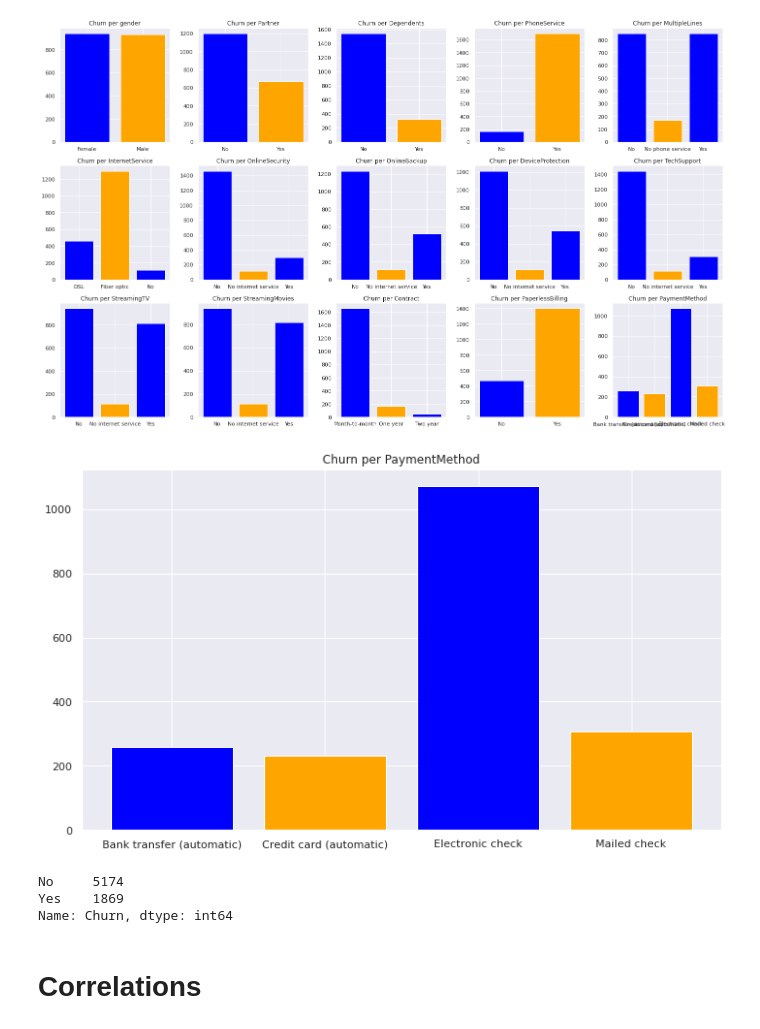
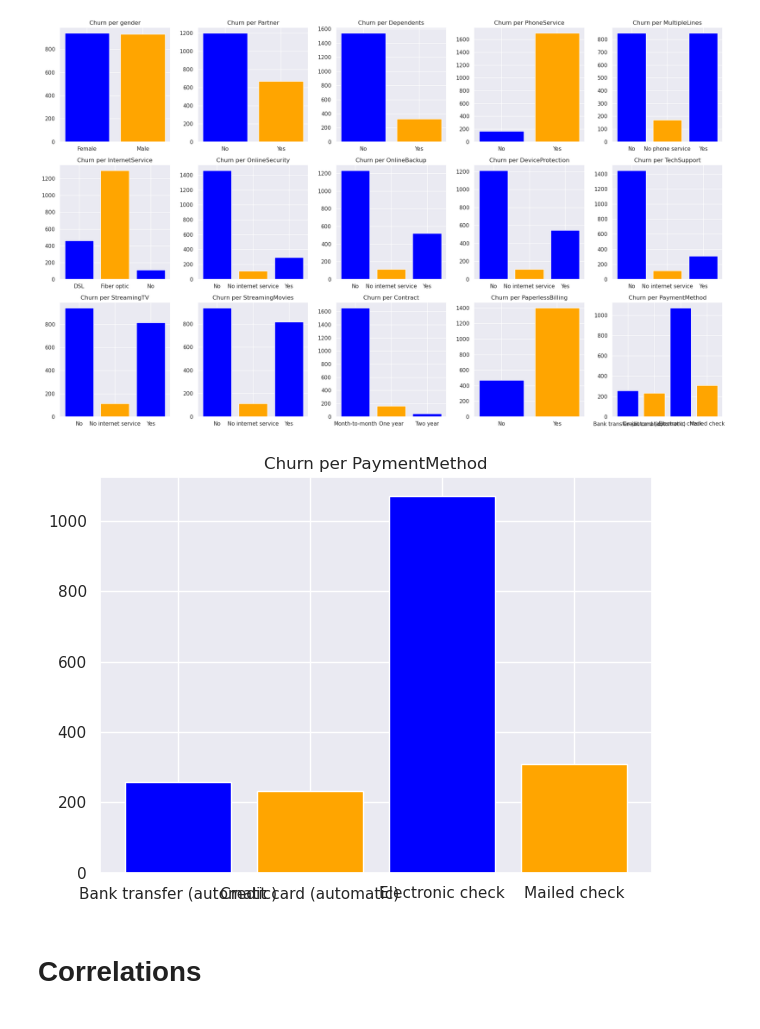
Before and after one commit to luanpbrasil/alura-voz-churn-prediction, a Jupyter notebook: notebooks/variables_analysis-week_2.ipynb, the cells around one changed output. Saved outputs shown, nothing was run; the diff lists cells and outputs as text; code cells hidden in the pictures.

```diff
--- a/notebooks/variables_analysis-week_2.ipynb
+++ b/notebooks/variables_analysis-week_2.ipynb
@@ -10,7 +15,7 @@ import plotly.express as px
 sns.set()
 # %%
 # loading processed data
-df = pd.read_csv('data/customer_churn.csv')
+df = pd.read_csv('../data/customer_churn.csv')
 # %%
 df.head()
 # %% [output]
@@ -75,23 +79,16 @@ plt.tight_layout()
 # %%
 df_aux = df.copy()
 df_aux['Churn'] = df_aux['Churn'].apply(lambda x: 0 if x == 'No' else 1)
 df_churn_PaymentMethod = df_aux.groupby('PaymentMethod', as_index=False).agg({'Churn': 'sum'})
 df_churn_PaymentMethod
 
-plt.figure(figsize = (10, 6))
 plt.bar(x='PaymentMethod', height='Churn',
         data=df_churn_PaymentMethod,
         color=['blue', 'orange'])
 plt.title('Churn per PaymentMethod');
 plt.tight_layout()
 # %% [output]
-[figure, old version]
+[figure, new version]
-# %%
-df['Churn'].value_counts()
-# %% [output]
-No     5174
-Yes    1869
-Name: Churn, dtype: int64
 # %% [markdown]
 # Correlations
 # %%
```
Also changed, not shown: parts of 15 cells of this notebook.
